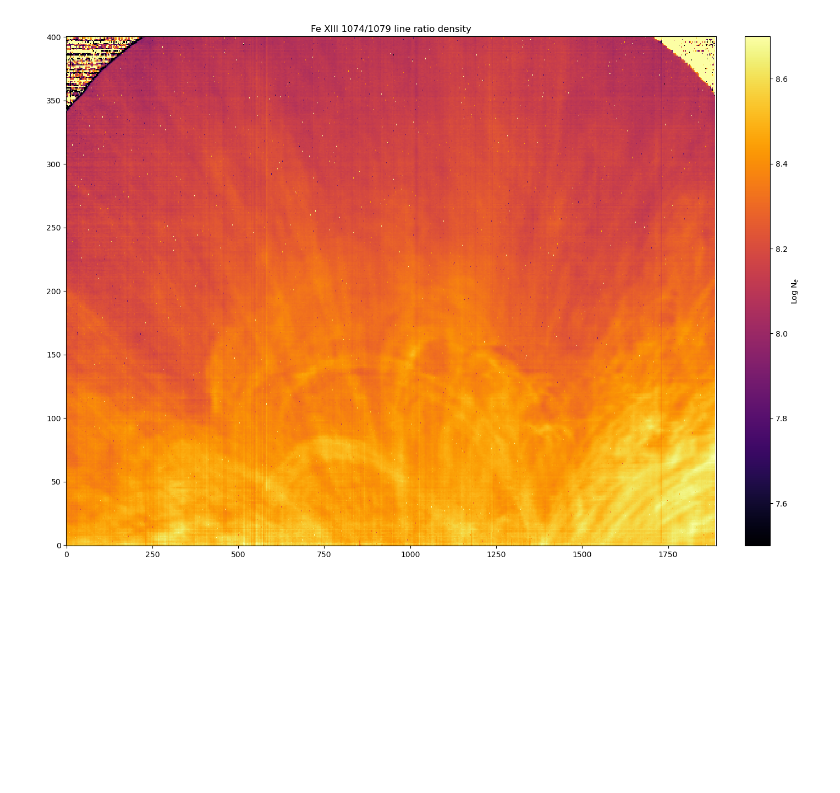
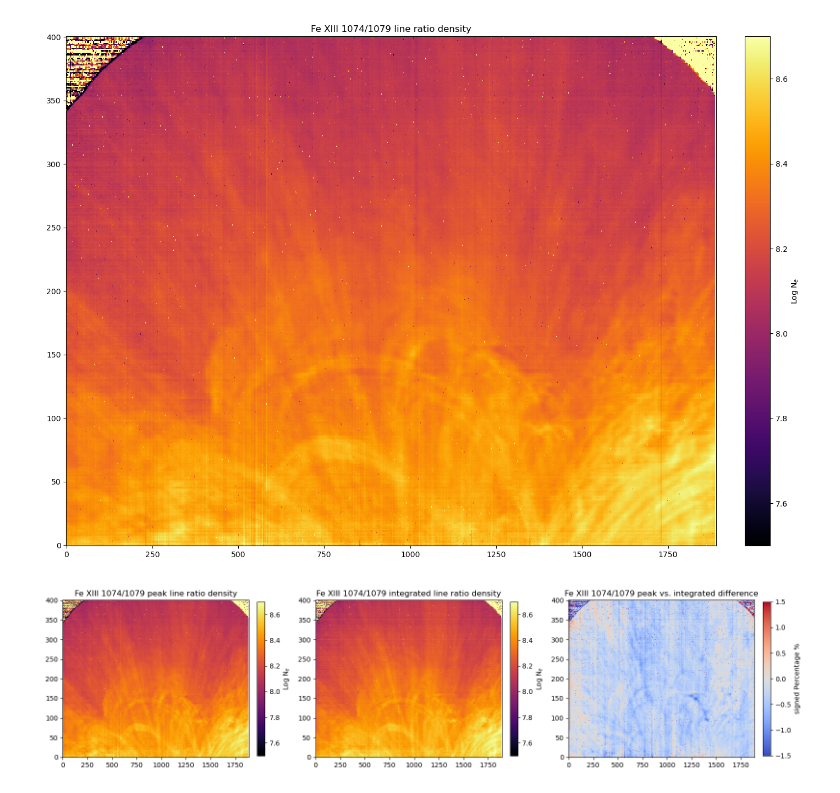
Before and after one commit to arparaschiv/FeXIII-coronal-density, a Jupyter notebook: PAR_cryonirsp_density.ipynb, the cells around one changed output. Saved outputs shown, nothing was run; the diff lists cells and outputs as text; code cells hidden in the pictures; blank space fills up the shorter version.

```diff
--- a/PAR_cryonirsp_density.ipynb
+++ b/PAR_cryonirsp_density.ipynb
@@ -224,7 +238,7 @@ asdf_file_2 = glob.glob('./Cryo-NIRSP-20231011/AEZZZ/*.asdf')[0] ## Spectroscopy
 
 
 hdrs_a  = dkist.load_dataset(asdf_file_1).headers   ### load the first slit position header
-hdrs_b  = dkist.load_dataset(asdf_file_1).headers   ### load the first slit position header
+hdrs_b  = dkist.load_dataset(asdf_file_2).headers   ### load the first slit position header
 
 
 ## 1074 data
@@ -257,3 +271,26 @@ plt.colorbar(imc,label="Log N$_e$",fraction=0.038, pad=0.04)
 plt.tight_layout()
 # %% [output]
 [figure]
+# %%
+import matplotlib.pyplot as plt
+%matplotlib widget
+
+fig,ax = plt.subplots(1,3,figsize = (16,4),width_ratios=[0.33,0.33,0.33])
+ax = ax.flatten()
+
+imc=ax[0].imshow(np.log10(dens_rat_peak),vmin=7.5,vmax=8.7,cmap='inferno',origin='lower',aspect="auto",interpolation="none")
+ax[0].set_title("Fe XIII 1074/1079 peak line ratio density")
+fig.colorbar(imc,label="Log N$_e$",fraction=0.038, pad=0.04)
+
+imc=ax[1].imshow(np.log10(dens_rat_int),vmin=7.5,vmax=8.7,cmap='inferno',origin='lower',aspect="auto",interpolation="none")
+ax[1].set_title("Fe XIII 1074/1079 integrated line ratio density")
+fig.colorbar(imc,label="Log N$_e$",fraction=0.038, pad=0.04)
+
+imc=ax[2].imshow((np.log10(dens_rat_peak)-np.log10(dens_rat_int))/9*100,vmin=-1.50,vmax=1.50,cmap='coolwarm',origin='lower',aspect="auto",interpolation="none")
+ax[2].set_title("Fe XIII 1074/1079 peak vs. integrated difference")
+fig.colorbar(imc,label="signed Percentage %",fraction=0.038, pad=0.04)
+
+
+plt.tight_layout()
+# %% [output]
+[figure, added]
```
Also changed, not shown: parts of 4 cells of this notebook, 4 other files.
